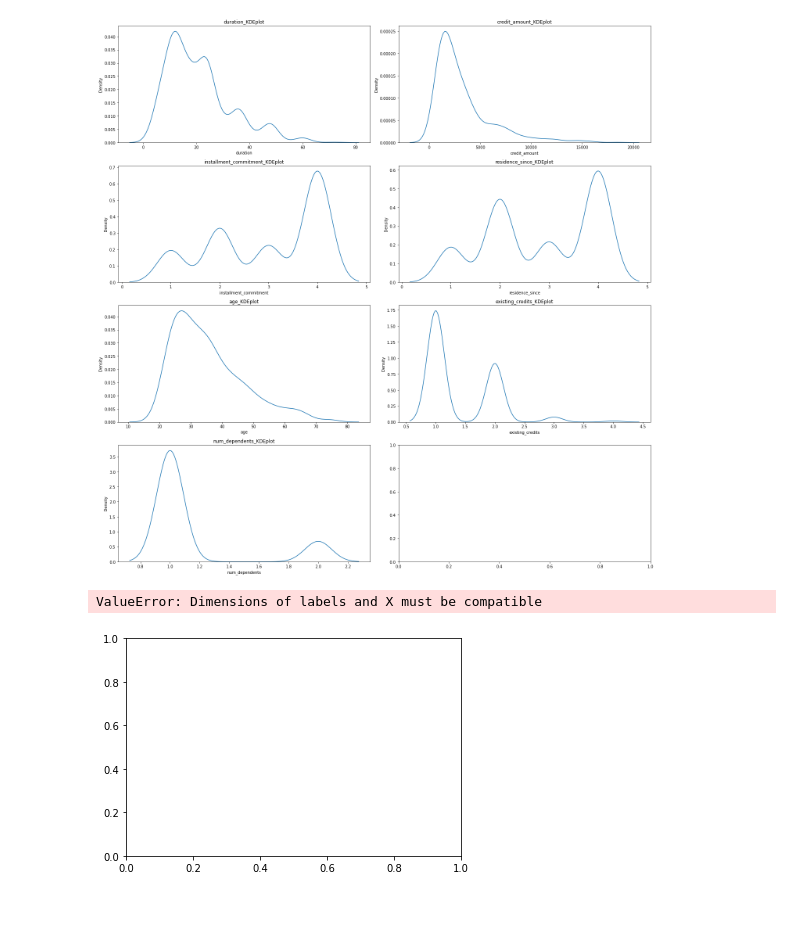
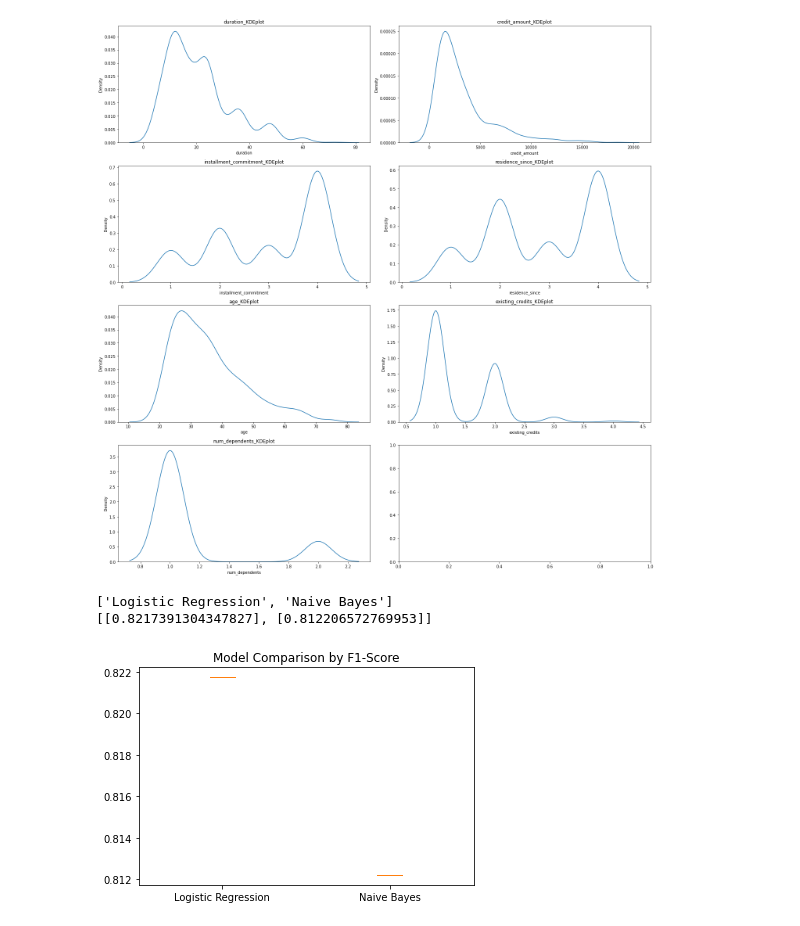
Before and after one commit to vanduc103/chatDS, a Jupyter notebook: credit_code.ipynb, the cells around one changed output. Saved outputs shown, nothing was run; the diff lists cells and outputs as text; code cells hidden in the pictures.

```diff
--- a/credit_code.ipynb
+++ b/credit_code.ipynb
@@ -155,14 +155,17 @@ print(confusion_matrix(y_test, y_pred))
 # %%
 
 # Plot model comparison by f1-score by Boxplot
 import numpy as np
 
 models = ['Logistic Regression', 'Naive Bayes']
-f1_scores = [f1_score(y_test, logreg.predict(X_test)), f1_score(y_test, nb.predict(X_test))]
+f1_scores = [[f1_score(y_test, logreg.predict(X_test))], [f1_score(y_test, nb.predict(X_test))]]
+print(models)
+print(f1_scores)
 
 plt.boxplot(f1_scores, labels=models)
 plt.title('Model Comparison by F1-Score')
 plt.show()
 # %% [output]
-ValueError: Dimensions of labels and X must be compatible
+['Logistic Regression', 'Naive Bayes']
+[[0.8217391304347827], [0.812206572769953]]
-[figure, old version]
+[figure, new version]
```
